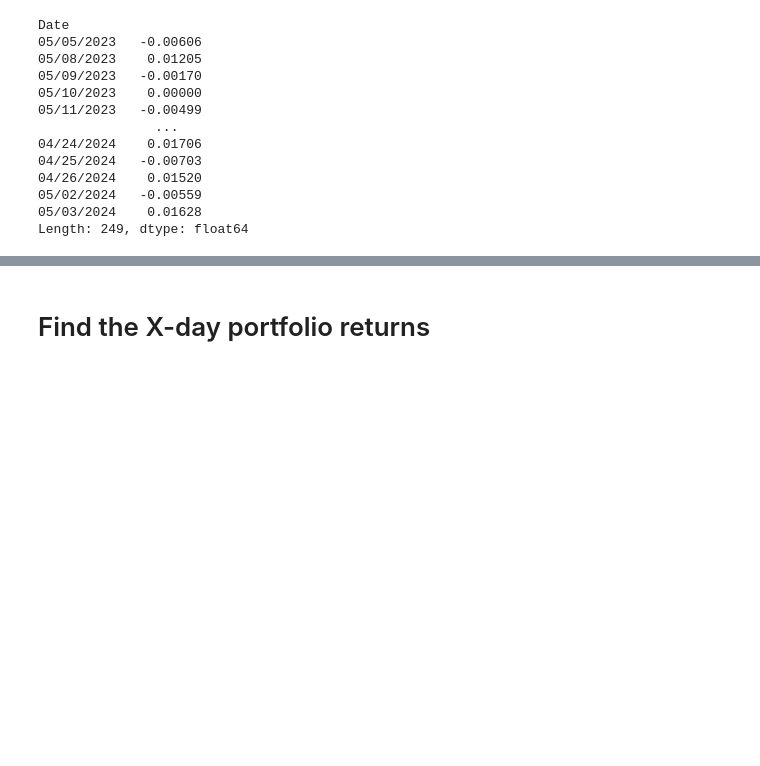
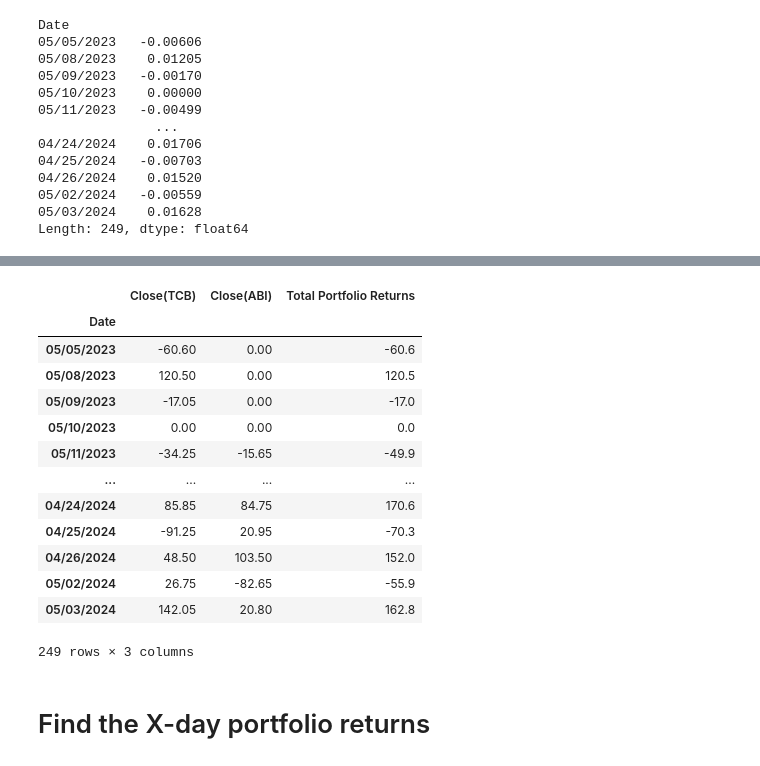
Before and after one commit to userlele78/Risk-Management-Project, a Jupyter notebook: Code/basic-historical-simulation-VaR(parametric).ipynb, the cells around one changed output, grey strips where cells are left out. Saved outputs shown, nothing was run; the diff lists cells and outputs as text; code cells hidden in the pictures; blank space fills up the shorter version.

```diff
--- a/Code/basic-historical-simulation-VaR(parametric).ipynb
+++ b/Code/basic-historical-simulation-VaR(parametric).ipynb
@@ -94,0 +93,5 @@ weights = [0.5,0.5]
+# %%
+total_portfolio_value = 10000
+weights = [0.5,0.5]
+portfolio_value = [total_portfolio_value * weight for weight in weights]
+portfolio_value
@@ -115,3 +167,23 @@ Length: 249, dtype: float64
+# %%
+# Calculate Values
+total_returns_value = total_returns_percentage.copy()
+total_returns_value = total_returns_percentage.mul(row_multiplier_df.values[0], axis=1)
+total_returns_value
+# %% [output]
+|  | Close(TCB) | Close(ABI) | Total Portfolio Returns |
+| Date |  |  |  |
+| 05/05/2023 | -60.60 | 0.00 | -60.6 |
+| 05/08/2023 | 120.50 | 0.00 | 120.5 |
+| 05/09/2023 | -17.05 | 0.00 | -17.0 |
+| 05/10/2023 | 0.00 | 0.00 | 0.0 |
+| 05/11/2023 | -34.25 | -15.65 | -49.9 |
+| ... | ... | ... | ... |
+| 04/24/2024 | 85.85 | 84.75 | 170.6 |
+| 04/25/2024 | -91.25 | 20.95 | -70.3 |
+| 04/26/2024 | 48.50 | 103.50 | 152.0 |
+| 05/02/2024 | 26.75 | -82.65 | -55.9 |
+| 05/03/2024 | 142.05 | 20.80 | 162.8 |
+249 rows × 3 columns
 # %% [markdown]
 # Find the X-day portfolio returns
 # %%
```
Also changed, not shown: parts of 7 cells of this notebook.
